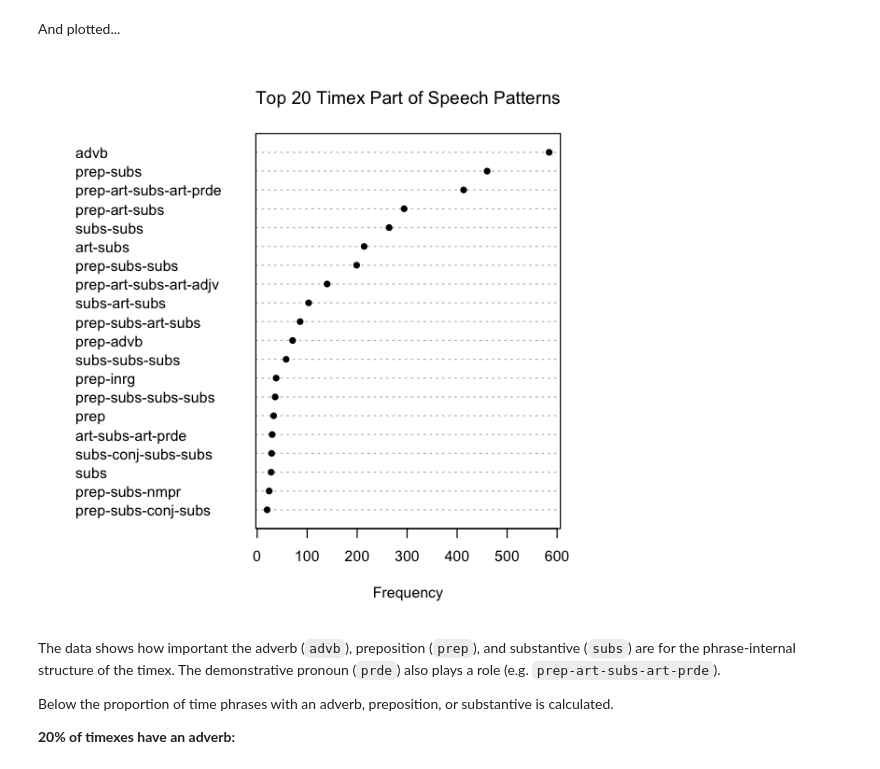
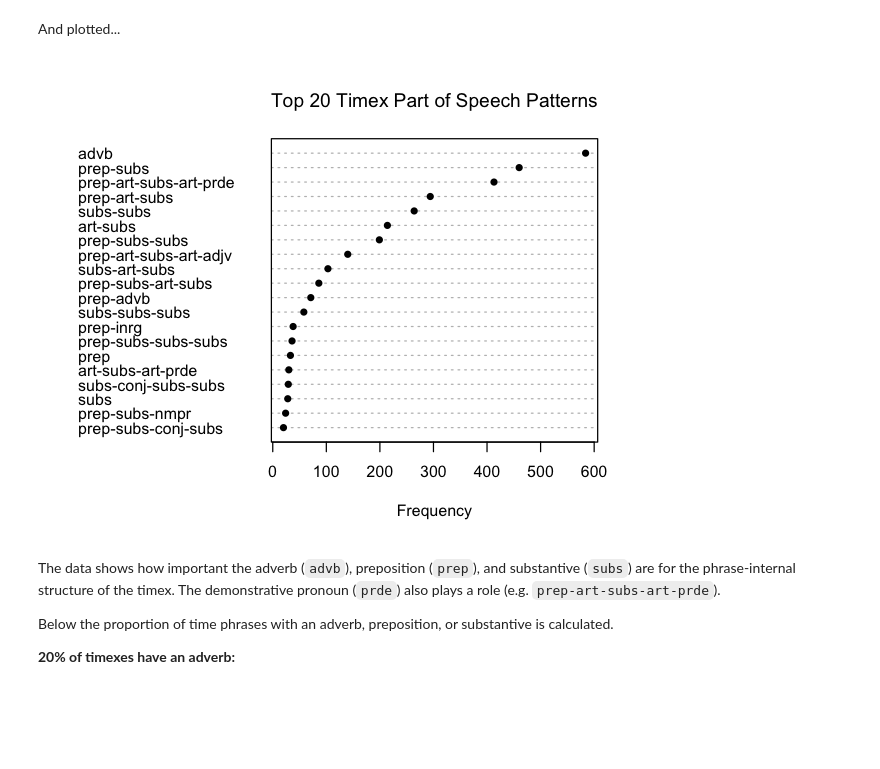
Before and after one commit to codykingham/Verb_in_Biblical_Hebrew, a Jupyter notebook: data_analysis/time_phrase_analysis.ipynb, the cells around one changed output. Cells and saved outputs as stored; diff of their text form; code cells hidden in the pictures; blank space fills up the shorter version.

```diff
--- a/data_analysis/time_phrase_analysis.ipynb
+++ b/data_analysis/time_phrase_analysis.ipynb
@@ -351,15 +350,18 @@ top.tp.pdp
 # %% [markdown]
 And plotted...
 # %%
+options(repr.plot.height=4, repr.plot.width=5) # size
+
+
 dotchart(rev(top.tp.pdp$count), # rev (reverse) puts highest at top
          rev(top.tp.pdp$pdp.pattern),
          main='Top 20 Timex Part of Speech Patterns',
          cex=.8, # font size
          xlab='Frequency',
          pch=16 # solid dots
         )
 # %% [output]
-[figure, old version]
+[figure, new version]
 # %% [markdown]
 The data shows how important the adverb (`advb`), preposition (`prep`), and substantive (`subs`) are for the phrase-internal structure of the timex. The demonstrative pronoun (`prde`) also plays a role (e.g. `prep-art-subs-art-prde`).
 
```
Also changed, not shown: parts of 16 cells of this notebook, 3 other files.
